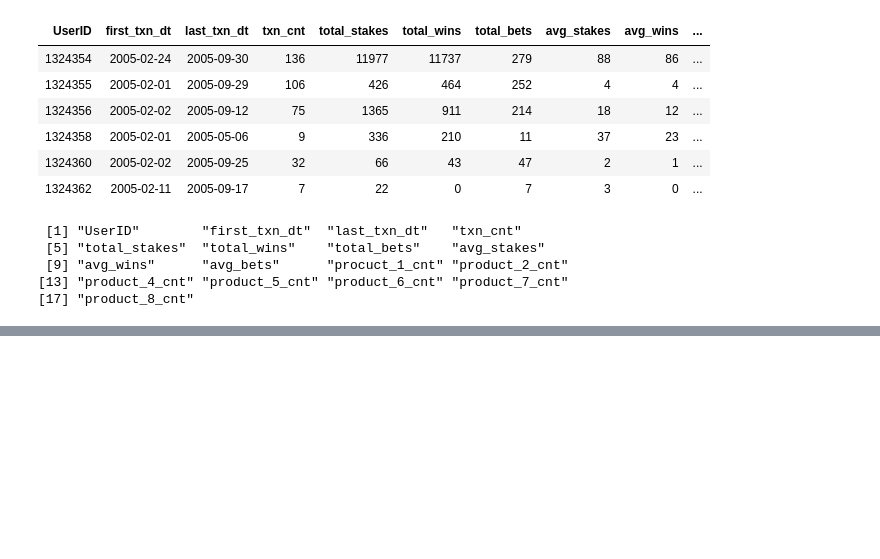
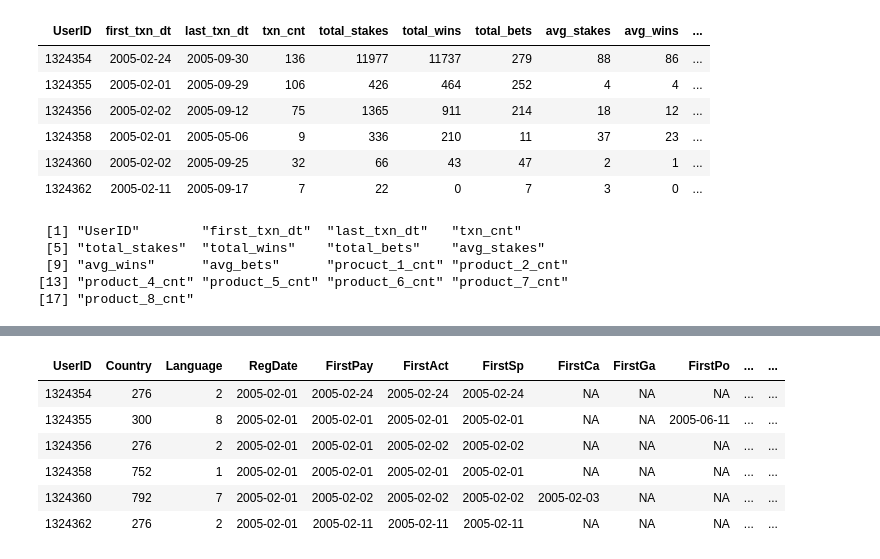
Before and after one commit to inderrana/Marketing-Base-Table-Dashboard-in-R-Shiny, a Jupyter notebook: gambeling_analysis/mkt_datamart.ipynb, the cells around one changed output, grey strips where cells are left out. Drawn from its saved outputs; the diff is of its cells as text; code cells hidden in the pictures; blank space fills up the shorter version.

```diff
--- a/gambeling_analysis/mkt_datamart.ipynb
+++ b/gambeling_analysis/mkt_datamart.ipynb
@@ -349,5 +297,3 @@ UserDailyAggregation_rfm <- UserDailyAggregation_rfm %>%
          value_score = value_score *0.6)
 
 UserDailyAggregation_rfm$weighted_score <- rowMeans(UserDailyAggregation_rfm[,c("recency_score","frequency_score","value_score")])
-
-uda_cleaned <- left_join(uda_cleaned,UserDailyAggregation_rfm,by='UserID')
@@ -371,6 +320,20 @@ PokerChipConversions_sell <- PokerChipConversions %>%
                                           max_sell = max(TransAmount))
 
 PokerChipConversions_2 <- full_join(x=PokerChipConversions_buy,y=PokerChipConversions_sell, by='UserID')
+# %%
+PokerChipConversions$Date <- as.POSIXlt(strptime(PokerChipConversions$TransDateTime, format = "%Y-%m-%d %H:%M:%S",tz="UTC"))
+PokerChipConversions$Date <- as.Date(PokerChipConversions$Date)
+PokerChipConversions_3 <- PokerChipConversions %>%
+group_by(UserID,Date) %>%
+filter(TransType == 24) %>%
+dplyr::summarise(total_sell = sum(TransAmount))
+uda_poker_table <- full_join(PokerChipConversions_3,uda_filtered,by=c('UserID','Date'),all.y=TRUE)
+uda_poker_table[is.na(uda_poker_table)] = 0
+uda_poker_table$total_amount = uda_poker_table$Winnings + uda_poker_table$total_sell
+UserDailyAggregation_rfm_c <- rfm_table_order(data = uda_poker_table,customer_id = UserID,order_date = Date,revenue = total_amount,analysis_date = october )
+UserDailyAggregation_rfm_2 <- UserDailyAggregation_rfm_c$rfm
+names(UserDailyAggregation_rfm_2)[1] <- 'UserID'
 # %%
 base_table <- merge(x= Demographics,y=uda_cleaned,by='UserID',all.x=TRUE)
 base_table <- left_join(base_table,PokerChipConversions_2,by='UserID')
+base_table <- left_join(base_table,UserDailyAggregation_rfm_2,by='UserID')
@@ -376,0 +350,10 @@ base_table <- left_join(base_table,PokerChipConversions_2,by='UserID')
+# %%
+head(base_table)
+# %% [output]
+| UserID | Country | Language | RegDate | FirstPay | FirstAct | FirstSp | FirstCa | FirstGa | FirstPo | ... | ... |
+| 1324354 | 276 | 2 | 2005-02-01 | 2005-02-24 | 2005-02-24 | 2005-02-24 | NA | NA | NA | ... | ... |
+| 1324355 | 300 | 8 | 2005-02-01 | 2005-02-01 | 2005-02-01 | 2005-02-01 | NA | NA | 2005-06-11 | ... | ... |
+| 1324356 | 276 | 2 | 2005-02-01 | 2005-02-01 | 2005-02-02 | 2005-02-02 | NA | NA | NA | ... | ... |
+| 1324358 | 752 | 1 | 2005-02-01 | 2005-02-01 | 2005-02-01 | 2005-02-01 | NA | NA | NA | ... | ... |
+| 1324360 | 792 | 7 | 2005-02-01 | 2005-02-02 | 2005-02-02 | 2005-02-02 | 2005-02-03 | NA | NA | ... | ... |
+| 1324362 | 276 | 2 | 2005-02-01 | 2005-02-11 | 2005-02-11 | 2005-02-11 | NA | NA | NA | ... | ... |
```
Also changed, not shown: parts of 14 cells of this notebook.
